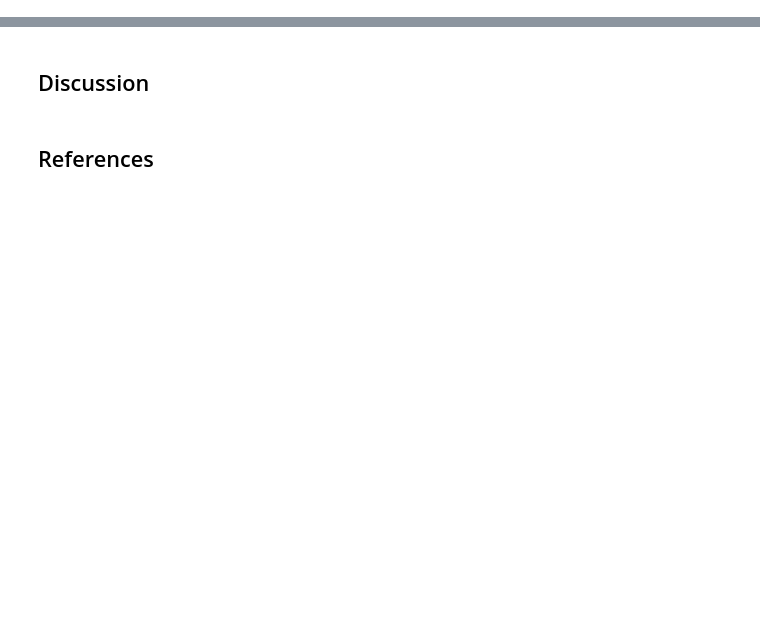
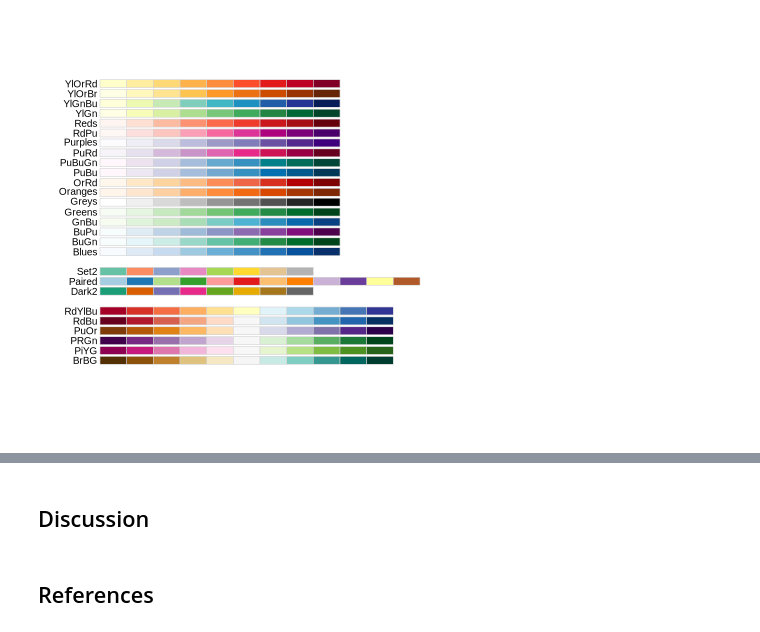
Before and after one commit to vlnclnt/DSCI_V-100-003-2025SS-VF, a Jupyter notebook: Project.ipynb, the cells around one changed output, grey strips where cells are left out. Drawn from its saved outputs; the diff is of its cells as text; code cells hidden in the pictures; blank space fills up the shorter version.

Commit message:
Added data visualisation and minor changes

```diff
--- a/Project.ipynb
+++ b/Project.ipynb
@@ -96,0 +122,4 @@ A tibble: 6 × 2
+# %%
+display.brewer.all(colorblindFriendly = TRUE)
+# %% [output]
+[figure, added]
```
Also changed, not shown: parts of 24 cells of this notebook.
